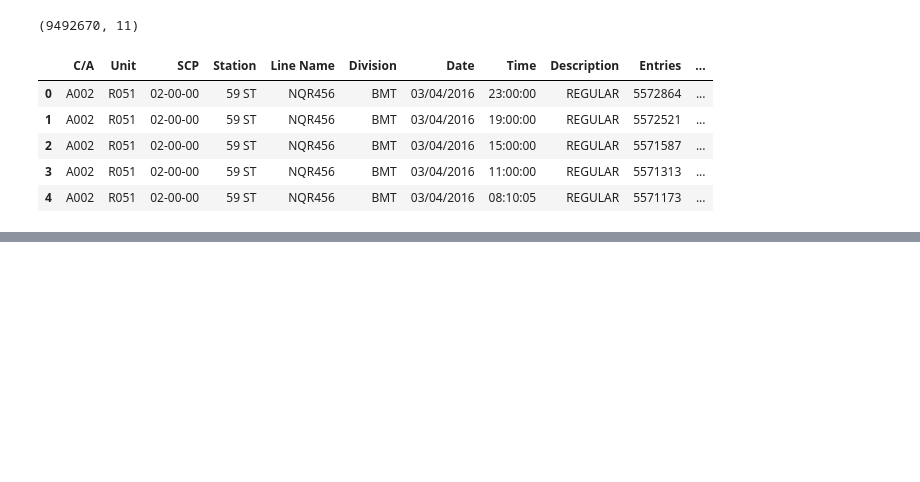
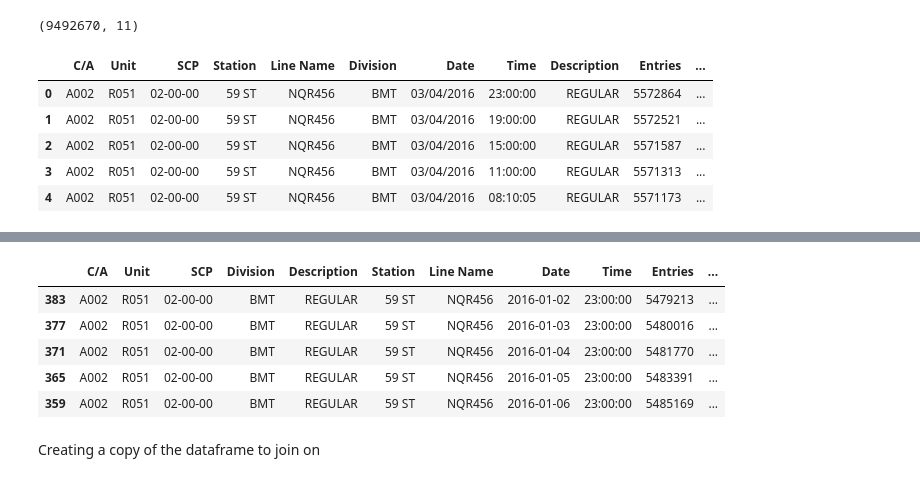
Before and after one commit to dattienhoang/smartcities_modelteam03, a Jupyter notebook: turnstile_explore.ipynb, the cells around one changed output, grey strips where cells are left out. Saved outputs shown, nothing was run; the diff lists cells and outputs as text; code cells hidden in the pictures; blank space fills up the shorter version.

```diff
--- a/turnstile_explore.ipynb
+++ b/turnstile_explore.ipynb
@@ -89,0 +148,11 @@ turn_59_group.plot(y='Entries', use_index=True)
+# %%
+turn_23.head()
+# %% [output]
+|  | C/A | Unit | SCP | Division | Description | Station | Line Name | Date | Time | Entries | ... |
+| 383 | A002 | R051 | 02-00-00 | BMT | REGULAR | 59 ST | NQR456 | 2016-01-02 | 23:00:00 | 5479213 | ... |
+| 377 | A002 | R051 | 02-00-00 | BMT | REGULAR | 59 ST | NQR456 | 2016-01-03 | 23:00:00 | 5480016 | ... |
+| 371 | A002 | R051 | 02-00-00 | BMT | REGULAR | 59 ST | NQR456 | 2016-01-04 | 23:00:00 | 5481770 | ... |
+| 365 | A002 | R051 | 02-00-00 | BMT | REGULAR | 59 ST | NQR456 | 2016-01-05 | 23:00:00 | 5483391 | ... |
+| 359 | A002 | R051 | 02-00-00 | BMT | REGULAR | 59 ST | NQR456 | 2016-01-06 | 23:00:00 | 5485169 | ... |
+# %% [markdown]
+Creating a copy of the dataframe to join on
```
Also changed, not shown: parts of 67 cells of this notebook.
